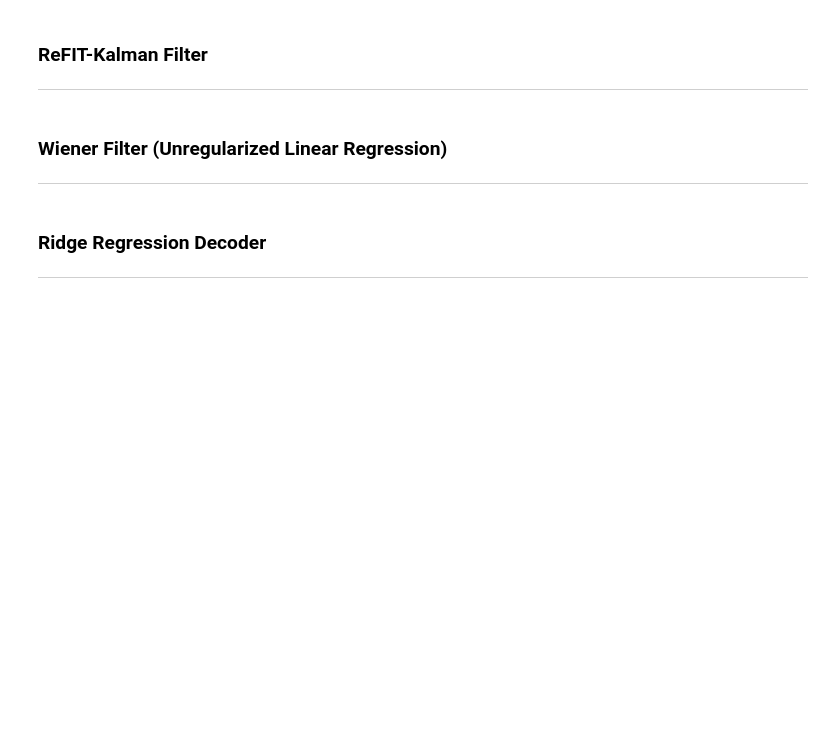
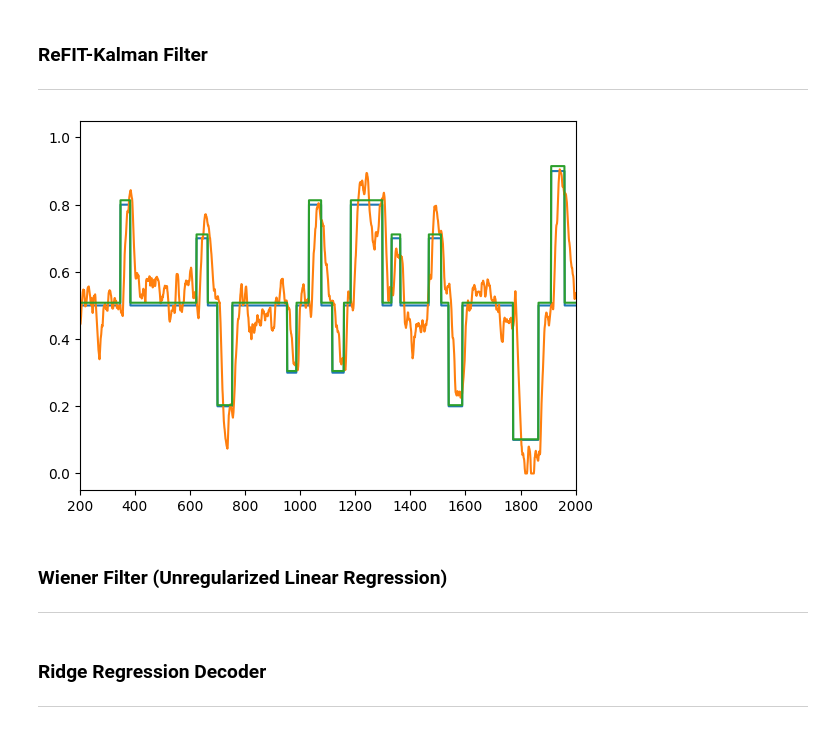
Before and after one commit to cfoli/Kinematic-Decoding-4-BCI-Control, a Jupyter notebook: Two_finger_neural_decoding.ipynb, the cells around one changed output. Cells and saved outputs as stored; diff of their text form; code cells hidden in the pictures; blank space fills up the shorter version.

```diff
--- a/Two_finger_neural_decoding.ipynb
+++ b/Two_finger_neural_decoding.ipynb
@@ -508,3 +591,19 @@ class ReFITKalmanFilter(KalmanFilter):
+# %%
+import numpy as np
+
+def rotate_towards(y_pred_feedback, y_targ):
+    direction = y_targ / np.linalg.norm(y_targ)  # unit vector in direction of target
+    magnitude = np.linalg.norm(y_pred_feedback)
+    return magnitude * direction
+targ_new = rotate_towards(targ_feedback[:,1],targ[:,1])
+# %%
+plt.plot(targ[:,1])
+plt.plot(targ_feedback[:,1])
+plt.plot(targ_new)
+plt.xlim(200,2000)
+plt.show()
+# %% [output]
+[figure, added]
 # %% [markdown]
 ### Wiener Filter (Unregularized Linear Regression)
 
```
Also changed, not shown: parts of 37 cells of this notebook.
